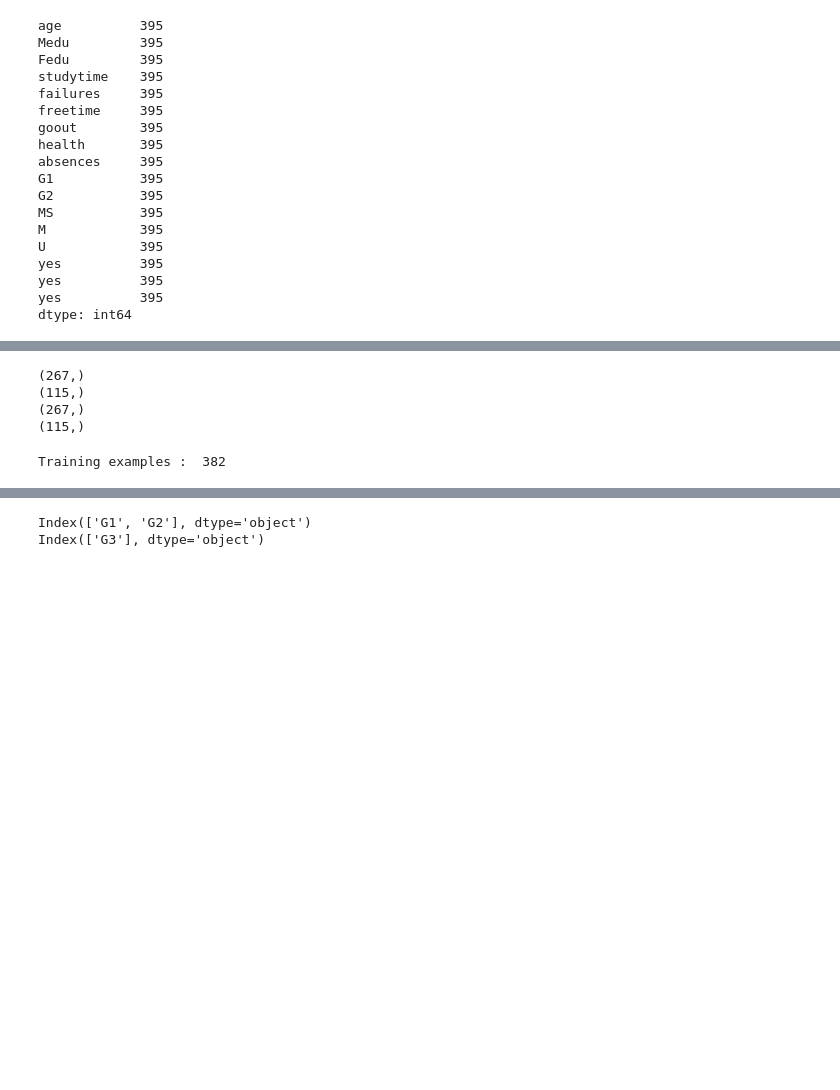
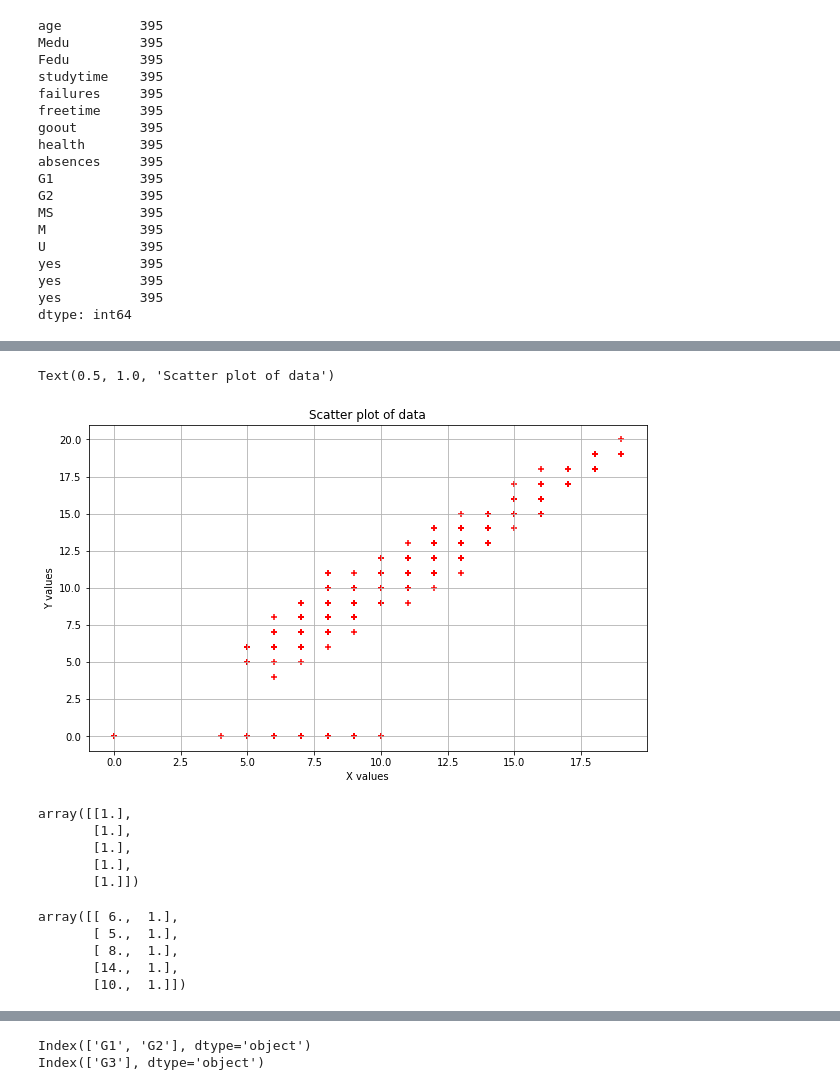
Before and after one commit to prudhvinag06/ML-from-scratch, a Jupyter notebook: studentPerformance.ipynb, the cells around one changed output, grey strips where cells are left out. Saved outputs shown, nothing was run; the diff lists cells and outputs as text; code cells hidden in the pictures; blank space fills up the shorter version.

Commit message:
Add files via upload
added matrix form to both univariate and multivariate

```diff
--- a/studentPerformance.ipynb
+++ b/studentPerformance.ipynb
@@ -236,35 +235,56 @@ main_df.plot(x='G3', y='G2', kind = 'line', title = 'G2 grade VS G3 grade')
 # %%
-X = main_df['G2'].values
-y = main_df['G3'].values
+X_u = main_df['G2'].values
+y_u = main_df['G3'].values
+m = X_u.shape[0]
+
+plt.scatter(X_u,y_u, color='red',marker= '+')
+plt.grid()
+plt.rcParams["figure.figsize"] = (10,6)
+plt.xlabel('X values')
+plt.ylabel('Y values')
+plt.title('Scatter plot of data')
+# %% [output]
+Text(0.5, 1.0, 'Scatter plot of data')
+[figure, added]
 # %%
 
-main_df = main_df.sample(frac=1)
+# main_df = main_df.sample(frac=1)
 
-# Define a size for your train set
-train_size = int(0.7 * len(main_df))
+# # Define a size for your train set
+# train_size = int(0.7 * len(main_df))
 
-# Split your dataset
-X_train = X[:train_size]
-X_test = X[train_size:]
+# # Split your dataset
+# X_train = X[:train_size]
+# X_test = X[train_size:]
 
-y_train = y[:train_size]
-y_test = y[train_size:]
-print(X_train.shape)
-print(X_test.shape)
+# y_train = y[:train_size]
+# y_test = y[train_size:]
+# print(X_train.shape)
+# print(X_test.shape)
 
-print(y_train.shape)
-print(y_test.shape)
+# print(y_train.shape)
+# print(y_test.shape)
+
+
+
+
+#Lets create a matrix with single column of ones
+X_u0 = np.ones((m, 1))
+X_u0[:5]
 # %% [output]
-(267,)
-(115,)
-(267,)
-(115,)
+array([[1.],
+       [1.],
+       [1.],
+       [1.],
+       [1.]])
 # %%
-m = len(X)
-print("Training examples : ", m)
-
-X = X.reshape(m, 1)
-y = y.reshape(m, 1)
+X_u = X_u.reshape(m, 1)
+X_u = np.hstack((X_u, X_u0))
+X_u[:5]
 # %% [output]
-Training examples :  382
+array([[ 6.,  1.],
+       [ 5.,  1.],
+       [ 8.,  1.],
+       [14.,  1.],
+       [10.,  1.]])
 # %%
```
Also changed, not shown: parts of 17 cells of this notebook.
